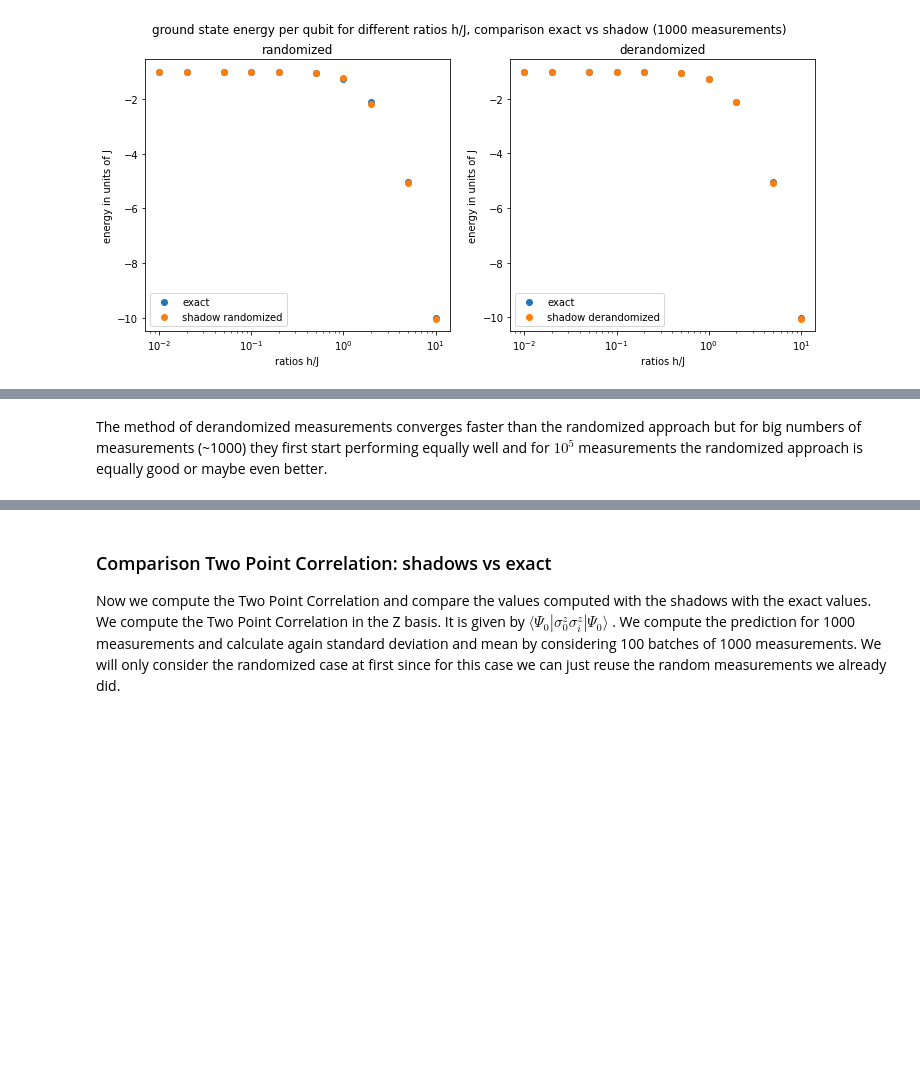
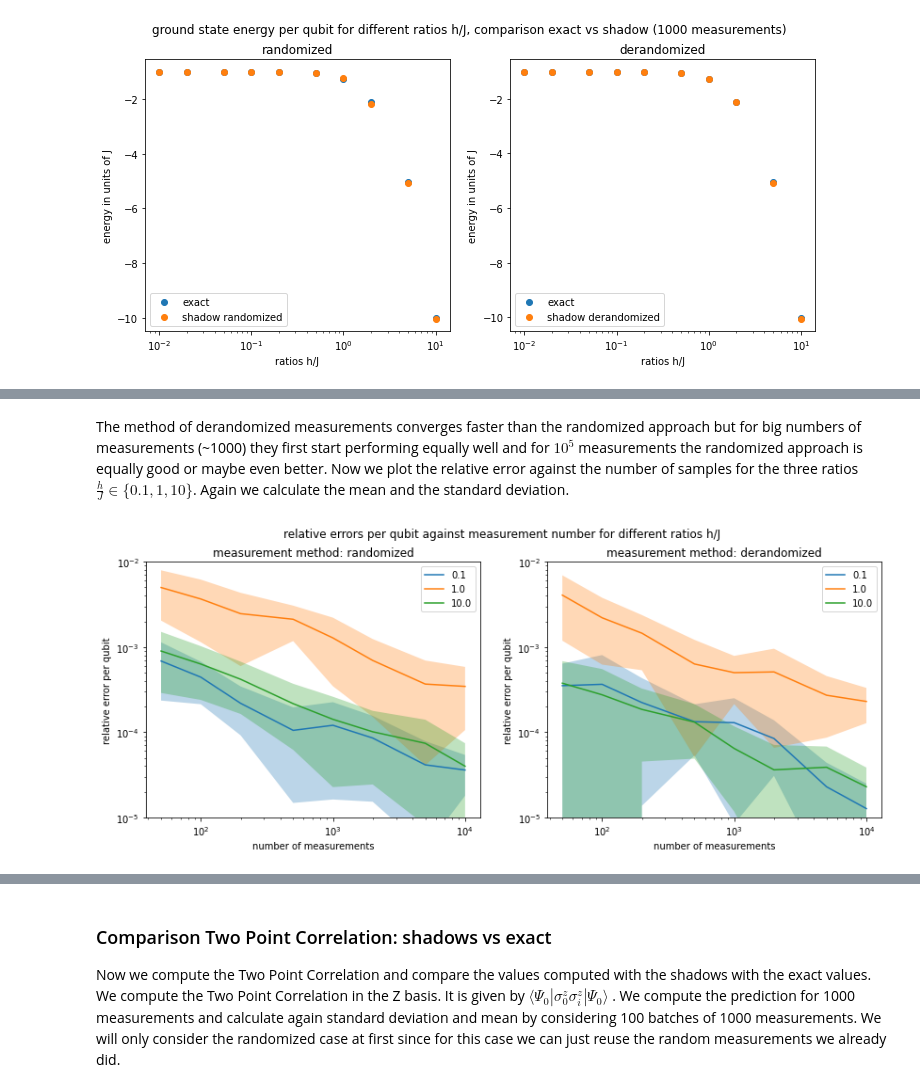
Before and after one commit to LennartBuerger/classical-shadows-for-1d-TFIM-energy-estimation, a Jupyter notebook: display_data/shadow_performance_analysis.ipynb, the cells around one changed output, grey strips where cells are left out. Drawn from its saved outputs; the diff is of its cells as text; code cells hidden in the pictures; blank space fills up the shorter version.

```diff
--- a/display_data/shadow_performance_analysis.ipynb
+++ b/display_data/shadow_performance_analysis.ipynb
@@ -189,3 +201,36 @@ for l in range(0, 2):
 The method of derandomized measurements converges faster than the randomized approach
 but for big numbers of measurements (~1000) they first start performing equally well and
 for $10^5$ measurements the randomized approach is equally good or maybe even better.
+Now we plot the relative error against the number of samples for the three ratios
+ $\frac{h}{J} \in \{0.1, 1, 10\}$. Again we calculate the mean and the standard deviation.
+# %%
+num_of_measurements = np.array([50, 100, 200, 500, 1000, 2000, 5000, 10000])
+batches = 10
+some_ratios = np.array([0.1, 1, 10])
+fig, axs = plt.subplots(1, 2)
+fig.set_figheight(5)
+fig.set_figwidth(14)
+fig.suptitle('relative errors per qubit against measurement number for different ratios h/J')
+for l in range(0, 2):
+    for i in range(0, np.size(some_ratios)):
+        energy_shadow = np.zeros(np.size(num_of_measurements))
+        errors = np.zeros((batches, np.size(num_of_measurements)))
+        energy_brute = energy_dict[str(1)]['periodic'][str(qubit_num)][str(some_ratios[i])][0] * np.ones(np.size(num_of_measurements))
+        for k in range(0, batches):
+            for j in range(0, np.size(num_of_measurements)):
+                measurements = measurement_dict[str(qubit_num)][str(some_ratios[i])][measurement_methods[l]][k*num_of_measurements[j]:(k+1)*num_of_measurements[j]]
+                energy_shadow[j] = TfimHamiltonianOpenFermion(qubit_num,
+                                                           some_ratios[i], 1, 'periodic').energy_shadow(None,
+                                                                                                       num_of_measurements[j],
+                                                                                                       measurement_methods[l], measurements)
+            errors[k,:] = np.abs(energy_shadow - energy_brute) / np.abs(energy_brute) / qubit_num
+        error_mean = np.mean(errors, axis=0)
+        error_std = np.std(errors, axis=0)
+        axs[l].errorbar(num_of_measurements, error_mean, label = some_ratios[i])
+        axs[l].fill_between(num_of_measurements, error_mean - error_std, error_mean + error_std, alpha = 0.3)
+        axs[l].set_ylim([1e-5, 1e-2])
+        axs[l].set(xscale='log', yscale='log', xlabel='number of measurements', ylabel = 'relative error per qubit')
+        axs[l].set_title('measurement method: ' + str(measurement_methods[l]))
+        axs[l].legend()
+# %% [output]
+[figure, added]
```
Also changed, not shown: parts of 10 cells of this notebook, 4 other files.
